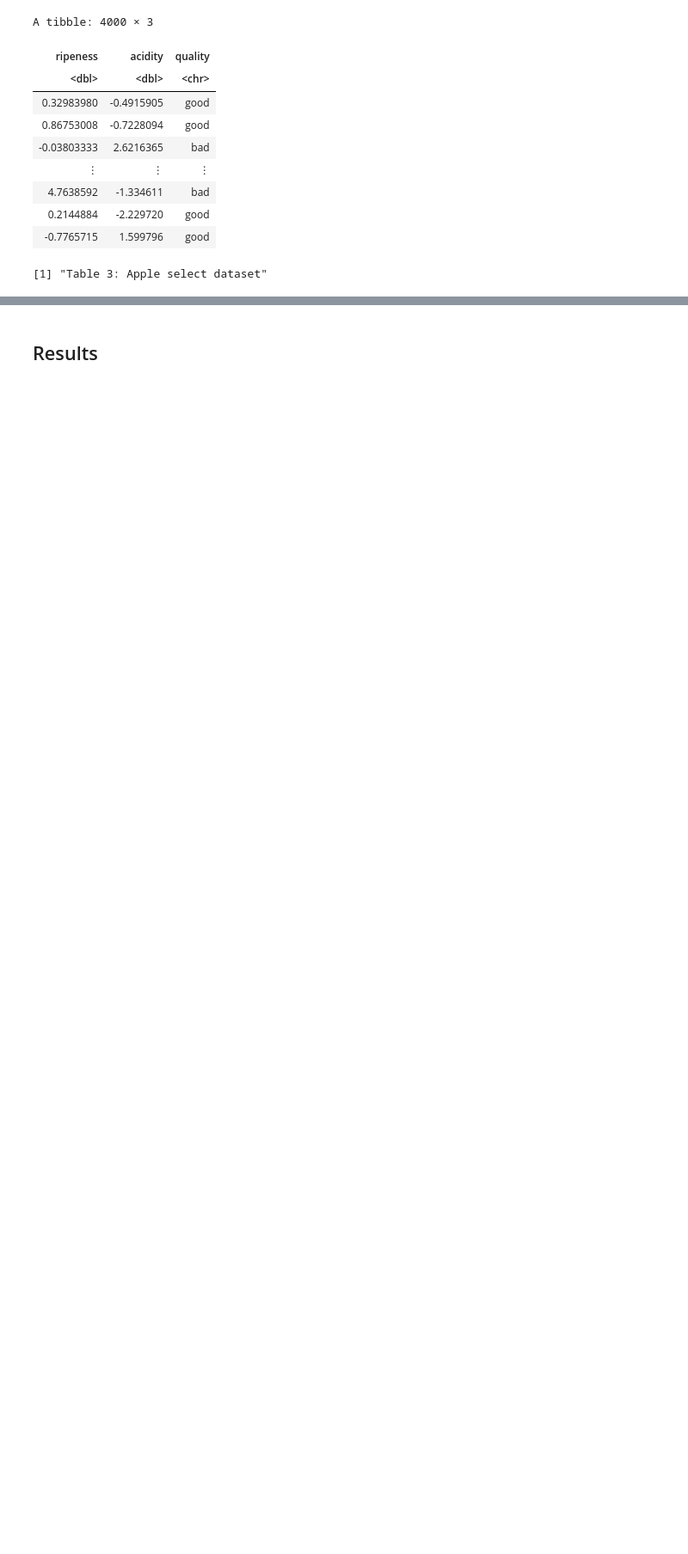
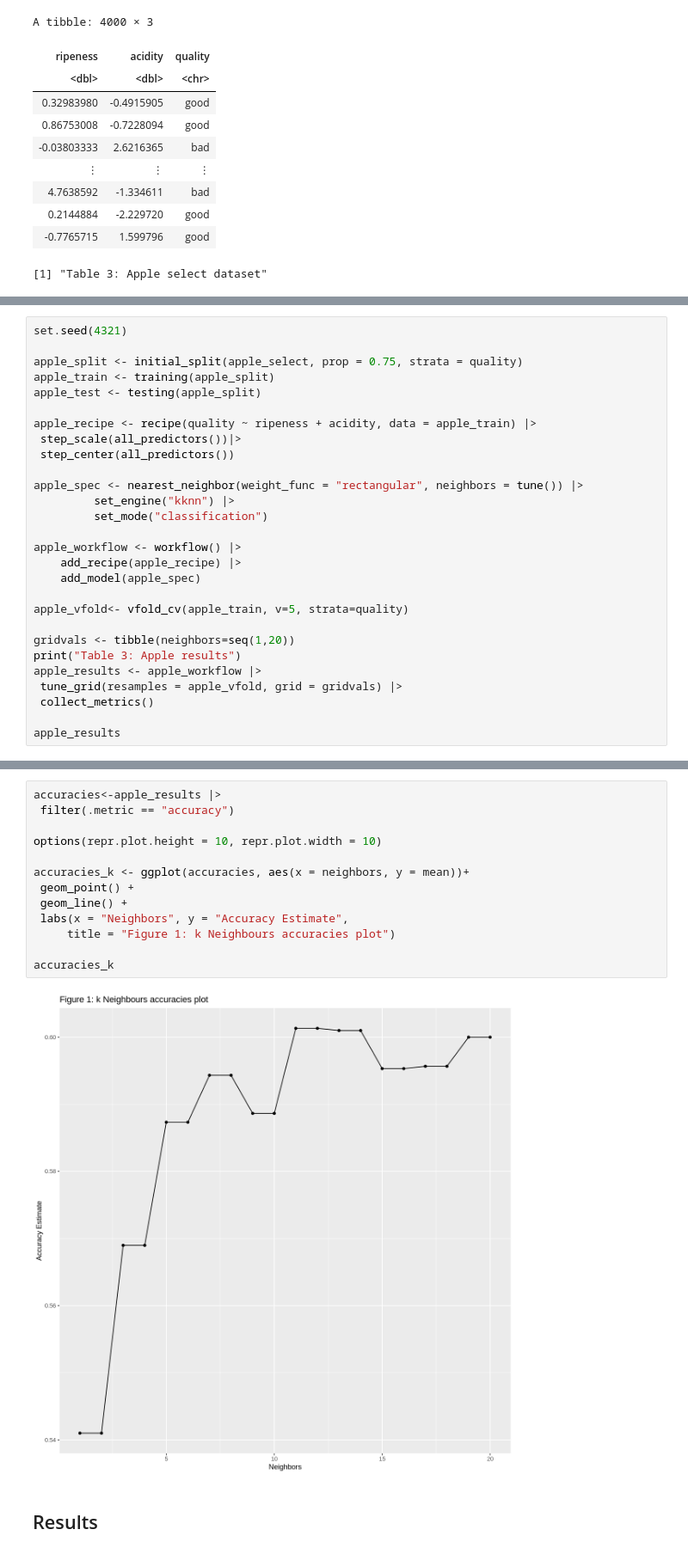
Before and after one commit to Ethkazin/DSCI-100-Group-Project, a Jupyter notebook: Final Report.ipynb, the cells around one changed output, grey strips where cells are left out. Shown at 86% size. Cells and saved outputs as stored; diff of their text form; blank space fills up the shorter version.

```diff
--- a/Final Report.ipynb
+++ b/Final Report.ipynb
@@ -114,0 +118,28 @@ A tibble: 4000 × 3
+# %%
+set.seed(4321)
+
+apple_split <- initial_split(apple_select, prop = 0.75, strata = quality)
+apple_train <- training(apple_split)
+apple_test <- testing(apple_split)
+
+apple_recipe <- recipe(quality ~ ripeness + acidity, data = apple_train) |>
+ step_scale(all_predictors())|>
+ step_center(all_predictors())
+
+apple_spec <- nearest_neighbor(weight_func = "rectangular", neighbors = tune()) |>
+         set_engine("kknn") |>
+         set_mode("classification")
+
+apple_workflow <- workflow() |>
+    add_recipe(apple_recipe) |>
+    add_model(apple_spec)
+
+apple_vfold<- vfold_cv(apple_train, v=5, strata=quality)
+
+gridvals <- tibble(neighbors=seq(1,20))
+print("Table 3: Apple results")
+apple_results <- apple_workflow |>
+ tune_grid(resamples = apple_vfold, grid = gridvals) |>
+ collect_metrics()
+
+apple_results
@@ -115,2 +163,17 @@ A tibble: 4000 × 3
+# %%
+accuracies<-apple_results |>
+ filter(.metric == "accuracy")
+
+options(repr.plot.height = 10, repr.plot.width = 10)
+
+accuracies_k <- ggplot(accuracies, aes(x = neighbors, y = mean))+
+ geom_point() +
+ geom_line() +
+ labs(x = "Neighbors", y = "Accuracy Estimate",
+     title = "Figure 1: k Neighbours accuracies plot")
+
+accuracies_k
+# %% [output]
+[figure, added]
 # %% [markdown]
 ## Results
```
Also changed, not shown: parts of 4 cells of this notebook.
